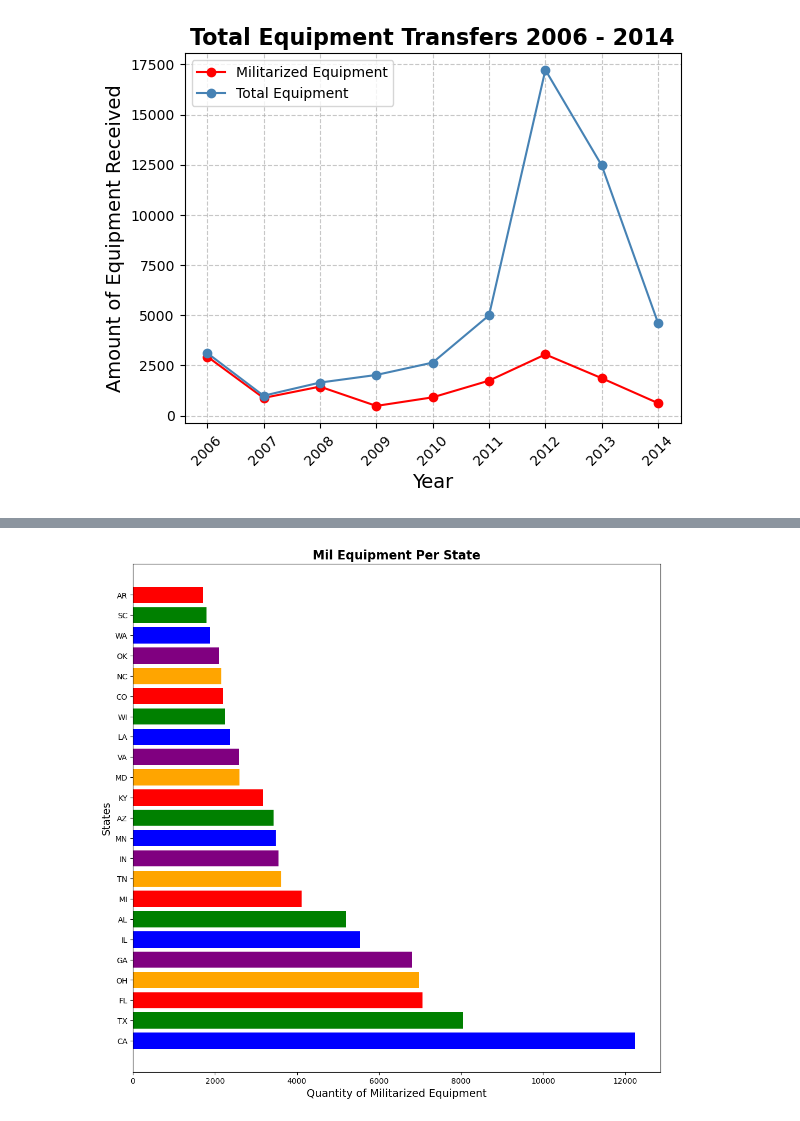
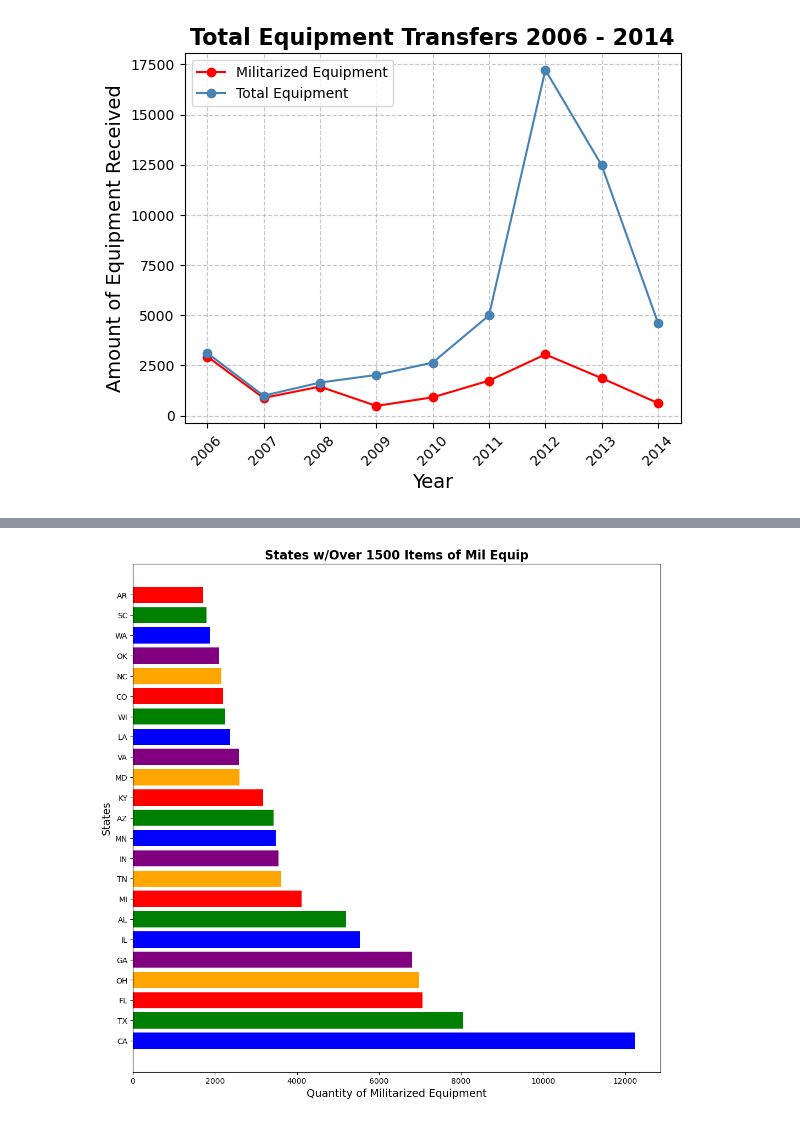
Before and after one commit to cat-mang/LESO_Analysis_Proj, a Jupyter notebook: notebooks/leso_graphs.ipynb, the cells around one changed output, grey strips where cells are left out. Saved outputs shown, nothing was run; the diff lists cells and outputs as text; code cells hidden in the pictures.

```diff
--- a/notebooks/leso_graphs.ipynb
+++ b/notebooks/leso_graphs.ipynb
@@ -161,22 +161,22 @@ top_states = state_df[state_df['Mil Equip Quantity'] > 1500]
 # %%
 # Plot horizontal bar chart
 colors = ['blue', 'green', 'red', 'orange', 'purple']
 plt.figure(figsize=(16, 12))
 plt.barh(top_states['State'], top_states['Mil Equip Quantity'], color=colors)
 
 # Add labels and title
 plt.xlabel('Quantity of Militarized Equipment', fontsize=14)
 plt.ylabel('States', fontsize=14)
-plt.title('Mil Equipment Per State', fontsize=16, fontweight='bold')
+plt.title('States w/Over 1500 Items of Mil Equip', fontsize=16, fontweight='bold')
 
 
 # Set spacing between y-axis ticks
 plt.yticks(fontsize=10)  # Adjust font size for state labels
 plt.subplots_adjust(left=0.3)  # Adjust left margin to make space for longer state names
 
 # Show plot
 plt.show()
 # %% [output]
-[figure, old version]
+[figure, new version]
 # %%
 #Equipment By County
```
Also changed, not shown: parts of 2 cells of this notebook, 2 other files.
